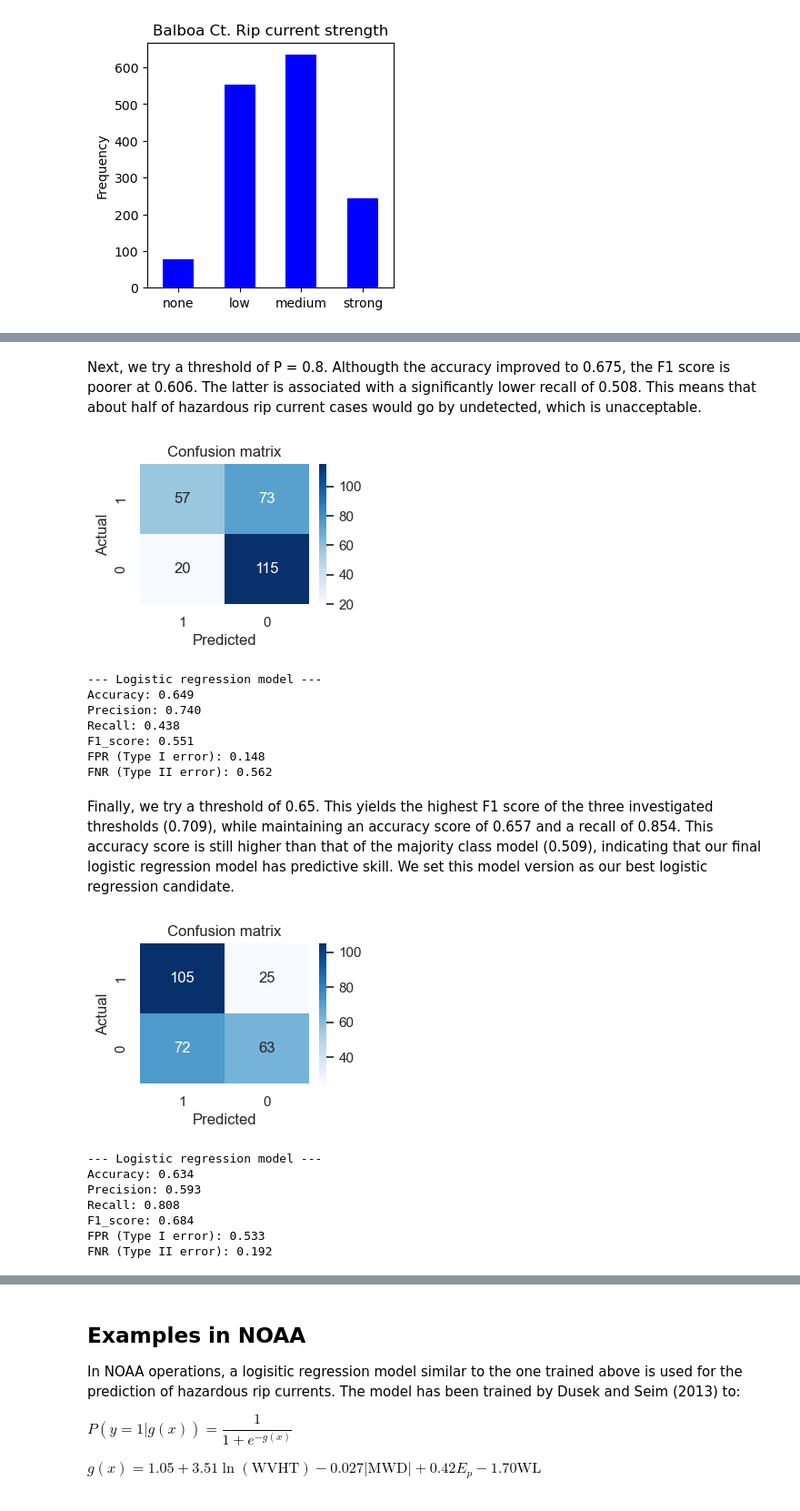
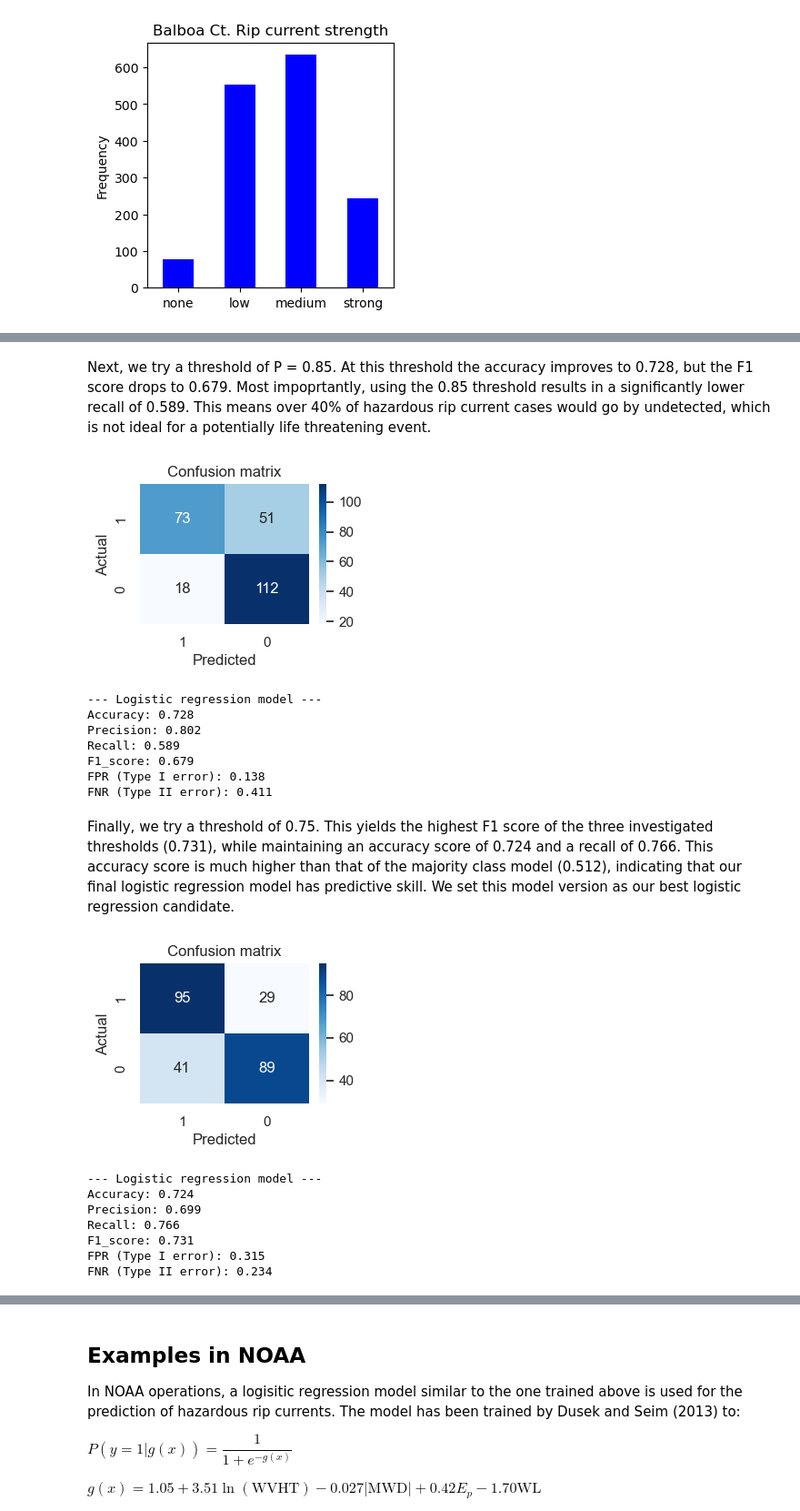
Before and after one commit to sbanihash/NCAI_training_material, a Jupyter notebook: NCAI_Classification_rip_currents.ipynb, the cells around one changed output, grey strips where cells are left out. Shown: that part at 91% size. Cells and saved outputs as stored; diff of their text form; code cells hidden in the pictures.

```diff
--- a/NCAI_Classification_rip_currents.ipynb
+++ b/NCAI_Classification_rip_currents.ipynb
@@ -369,0 +380,15 @@ max        1.412000      1.412000      1.412000      1.412000
+# %%
+# Compute event index by creating a new lagged matrix and looking back for any wave events exceeding 1m
+WVHT_lag72h = lagmat(wav_wlv['WVHT'], maxlag=72, trim="forward", original='in')
+EP = np.any(WVHT_lag72h[:,1:]>=1.00, axis=1).astype(int)
+wav_wlv.insert(5, 'EP', EP)
+
+# Apply a log transform to WVHT
+wav_wlv['WVHT'] = np.log(wav_wlv['WVHT'])
+
+# Convert MWD to a deviation from shore normal
+wav_wlv['MWD'] = wav_wlv['MWD'].astype(float)
+wav_wlv['MWD'] = np.abs(wav_wlv['MWD']-270.)
+
+#Printing a middle few records to ensure the transformations look correct when wave data is present
+print(wav_wlv[1000:1010])
@@ -374,12 +459,10 @@ At this stage, we can also decide to turn the observations from a multi-category
 # %%
-# Merge the wave and water level data
-wav_wlv = pd.merge(wav_lags, wlv_lags, on='Date', how='inner')
+# Merge the wave and water level data with the rip current observations
 ripdata = pd.merge(wav_wlv, reports, on='Date', how='inner')
 ripdata.set_index('Date', inplace=True)
 
-ripdata.loc[(ripdata.Balboa >=2),'Balboa_binary'] = 1
-ripdata.loc[(ripdata.Balboa < 2),'Balboa_binary'] = 0
-ripdata.Balboa_binary = ripdata.Balboa_binary.astype(int)
+#Drop any rows with any NaN entries, since these cannot be used as-is for modeling
+ripdata.dropna(inplace=True)
 
 print(ripdata.head(10))
 print(ripdata.describe())
@@ -488,7 +569,9 @@ import statsmodels.api as sm
 import statsmodels.tools as st
 from sklearn import preprocessing
 
-scaler = preprocessing.StandardScaler().fit(X)
+#This step standardizes the data by demeaning and scaling to unit variance by calculating a standard scaler
+#and applying to the train and test data
+scaler = preprocessing.StandardScaler().fit(X.values)
 X_train_scaled = scaler.transform(X_train)
 X_test_scaled = scaler.transform(X_test)
 X_train_scaled = st.tools.add_constant(X_train_scaled, prepend=True, has_constant='skip') # Add column for intercept
@@ -541,7 +624,7 @@ Next, we try a second model with only the predictors that were found to be signi
 # %%
-# Select constant and first three predictors
-X_train_scaled = X_train_scaled[:,0:4]
-X_test_scaled = X_test_scaled[:,0:4]
+# Select constant (0) and WVHT (x1), MWD (x3) and WL (x4) only
+X_train_scaled = X_train_scaled[:,[0,1,3,4]]
+X_test_scaled = X_test_scaled[:,[0,1,3,4]]
 
 logit_model1=sm.Logit(y_train,X_train_scaled).fit()
 print(logit_model1.summary())
@@ -631,8 +714,8 @@ FNR (Type II error): 0.046
 # %% [markdown]
-Next, we try a threshold of P = 0.8. Althougth the accuracy improved to 0.675, the F1 score is poorer at 0.606. The latter is associated with a significantly lower recall of 0.508. This means that about half of hazardous rip current cases would go by undetected, which is unacceptable.
+Next, we try a threshold of P = 0.85. At this threshold the accuracy improves to 0.728, but the F1 score drops to 0.679. Most impoprtantly, using the 0.85 threshold results in a significantly lower recall of 0.589. This means over 40% of hazardous rip current cases would go by undetected, which is not ideal for a potentially life threatening event.
 # %%
 # Set probability threshold for postitive rip event
-yhat_class = yhat>0.8
+yhat_class = yhat>0.85
 
 acc = accuracy_score(y_test, yhat_class)
 tn, fp, fn, tp = confusion_matrix(y_test, yhat_class).ravel()
@@ -660,58 +743,58 @@ print('F1_score: %.3f' % f1_score )
 print('FPR (Type I error): %.3f' % (fp/(fp+tn)) )
 print('FNR (Type II error): %.3f' % (fn/(tp+fn)) )
 # %% [output]
-[figure, old version]
+[figure, new version]
 --- Logistic regression model ---
-Accuracy: 0.649
-Precision: 0.740
-Recall: 0.438
-F1_score: 0.551
-FPR (Type I error): 0.148
-FNR (Type II error): 0.562
+Accuracy: 0.728
+Precision: 0.802
+Recall: 0.589
+F1_score: 0.679
+FPR (Type I error): 0.138
+FNR (Type II error): 0.411
 # %% [markdown]
-Finally, we try a threshold of 0.65. This yields the highest F1 score of the three investigated thresholds (0.709), while maintaining an accuracy score of 0.657 and a recall of 0.854. This accuracy score is still higher than that of the majority class model (0.509), indicating that our final logistic regression model has predictive skill. We set this model version as our best logistic regression candidate.
+Finally, we try a threshold of 0.75. This yields the highest F1 score of the three investigated thresholds (0.731), while maintaining an accuracy score of 0.724 and a recall of 0.766. This accuracy score is much higher than that of the majority class model (0.512), indicating that our final logistic regression model has predictive skill. We set this model version as our best logistic regression candidate.
 # %%
 # Set probability threshold for postitive rip event
-yhat_class = yhat>0.65
+yhat_class = yhat>0.75
 
 acc = accuracy_score(y_test, yhat_class)
 tn, fp, fn, tp = confusion_matrix(y_test, yhat_class).ravel()
 precision = (tp/(tp+fp))
 recall = (tp/(tp+fn))
 f1_score = 2*((precision*recall)/(precision+recall))
 
 import seaborn as sn
 df_cm = pd.DataFrame([[int(tp), int(fn)],[int(fp), int(tn)]], [1,0], [1,0])
 plt.figure(figsize=(3,2))
 sn.set(font_scale=1.0) # for label size
 sn.heatmap(df_cm, annot=True, fmt='d', annot_kws={"size": 12}, cmap="Blues")
 plt.ylabel("Actual")
 plt.xlabel("Predicted")
 plt.title("Confusion matrix")
 plt.show()
 matplotlib.rc_file_defaults()
 
 # Summarize test performance
 print('--- Logistic regression model ---')
 print('Accuracy: %.3f' % acc)
 print('Precision: %.3f' % precision )
 print('Recall: %.3f' % recall )
 print('F1_score: %.3f' % f1_score )
 print('FPR (Type I error): %.3f' % (fp/(fp+tn)) )
 print('FNR (Type II error): %.3f' % (fn/(tp+fn)) )
 
 best_logistic_acc = acc
 best_logistic_precision = precision
 best_logistic_recall = recall
 best_logistic_f1_score = f1_score
 # %% [output]
-[figure, old version]
+[figure, new version]
 --- Logistic regression model ---
-Accuracy: 0.634
-Precision: 0.593
-Recall: 0.808
-F1_score: 0.684
-FPR (Type I error): 0.533
-FNR (Type II error): 0.192
+Accuracy: 0.724
+Precision: 0.699
+Recall: 0.766
+F1_score: 0.731
+FPR (Type I error): 0.315
+FNR (Type II error): 0.234
 # %% [markdown]
 #### Model 3: Dense Neural Network
```
Also changed, not shown: parts of 64 cells of this notebook, 1 other file.
